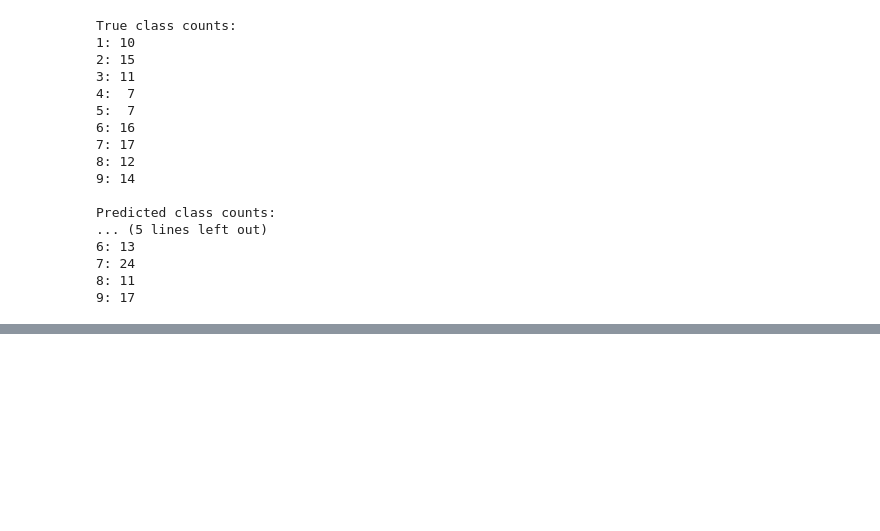
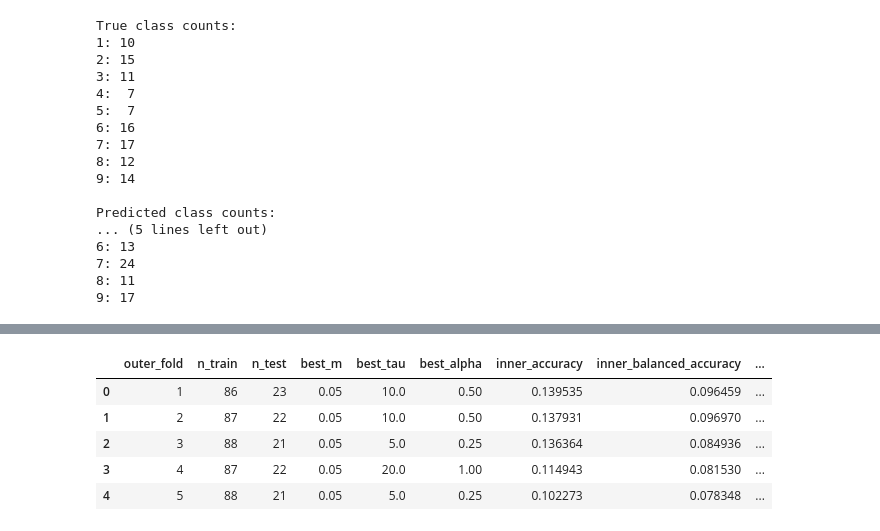
Before and after one commit to Shafiq-Abdu/number-simplex-reproduction, a Jupyter notebook: notebooks1/08_gamma_poisson_bayesian_decoding.ipynb, the cells around one changed output, grey strips where cells are left out. Cells and saved outputs as stored; diff of their text form; code cells hidden in the pictures; blank space fills up the shorter version.

```diff
--- a/notebooks1/08_gamma_poisson_bayesian_decoding.ipynb
+++ b/notebooks1/08_gamma_poisson_bayesian_decoding.ipynb
@@ -1198,0 +3880,35 @@ Predicted class counts:
+# %%
+best_row = model2_ranked_df.iloc[0]
+
+best_m = float(
+    best_row["m"]
+)
+
+best_tau = float(
+    best_row["tau"]
+)
+
+best_alpha = best_m * best_tau
+
+print("BEST PRIOR — OUTER FOLD 1")
+print("=" * 40)
+
+print(f"m:     {best_m}")
+print(f"tau:   {best_tau}")
+print(f"alpha: {best_alpha}")
+print(f"beta:  {best_tau}")
+
+print(
+    f"Prior mean alpha/beta: "
+    f"{best_alpha / best_tau}"
+)
+
+print(
+    f"Inner accuracy: "
+    f"{100 * best_row['inner_accuracy']:.2f}%"
+)
+
+print(
+    f"Inner balanced accuracy: "
+    f"{100 * best_row['inner_balanced_accuracy']:.2f}%"
+)
@@ -1198,0 +4231,13 @@ Predicted class counts:
+# %%
+model2_outer_df = pd.DataFrame(
+    model2_outer_results
+)
+
+display(model2_outer_df)
+# %% [output]
+|  | outer_fold | n_train | n_test | best_m | best_tau | best_alpha | inner_accuracy | inner_balanced_accuracy | ... |
+| 0 | 1 | 86 | 23 | 0.05 | 10.0 | 0.50 | 0.139535 | 0.096459 | ... |
+| 1 | 2 | 87 | 22 | 0.05 | 10.0 | 0.50 | 0.137931 | 0.096970 | ... |
+| 2 | 3 | 88 | 21 | 0.05 | 5.0 | 0.25 | 0.136364 | 0.084936 | ... |
+| 3 | 4 | 87 | 22 | 0.05 | 20.0 | 1.00 | 0.114943 | 0.081530 | ... |
+| 4 | 5 | 88 | 21 | 0.05 | 5.0 | 0.25 | 0.102273 | 0.078348 | ... |
```
Also changed, not shown: parts of 62 cells of this notebook, 15 other files.
